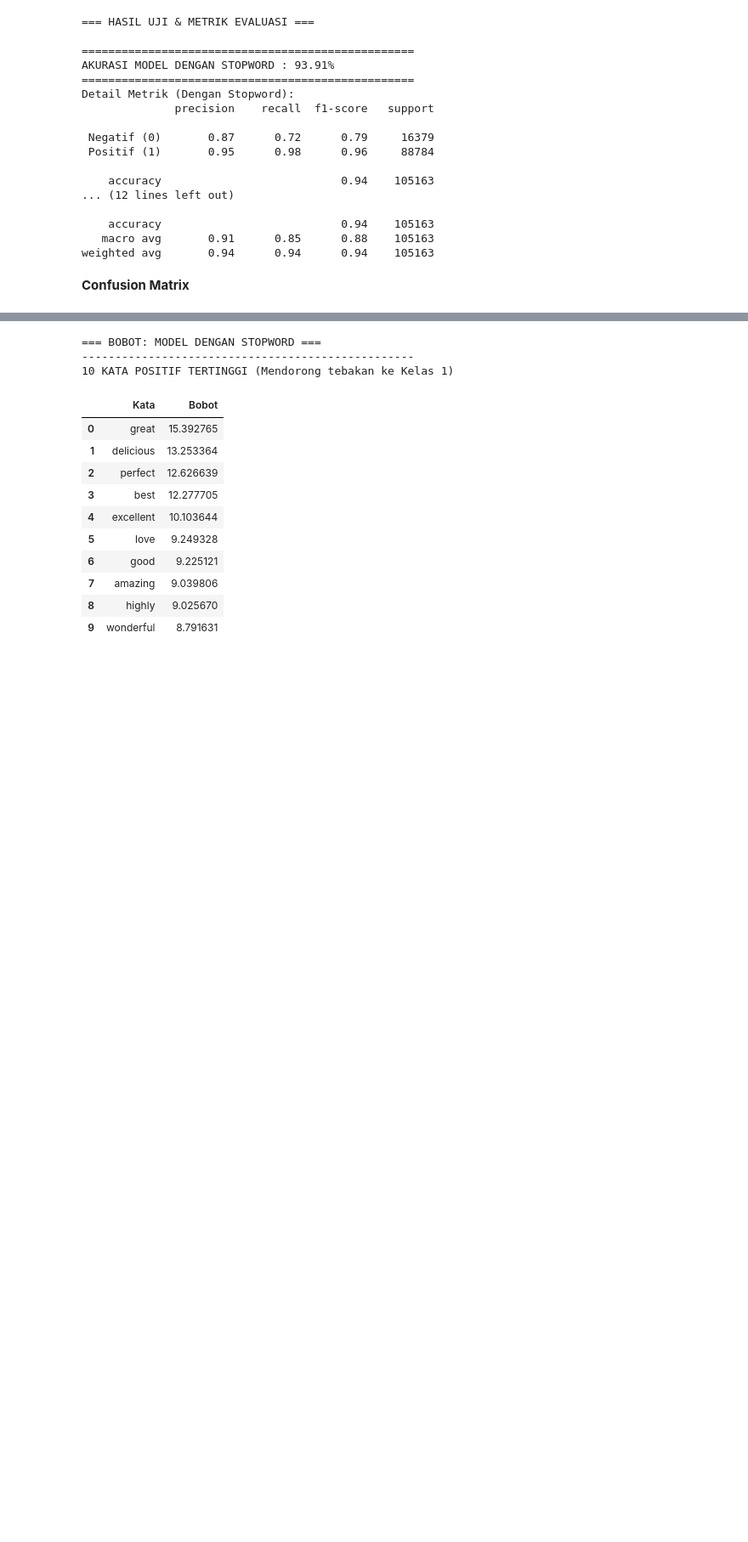
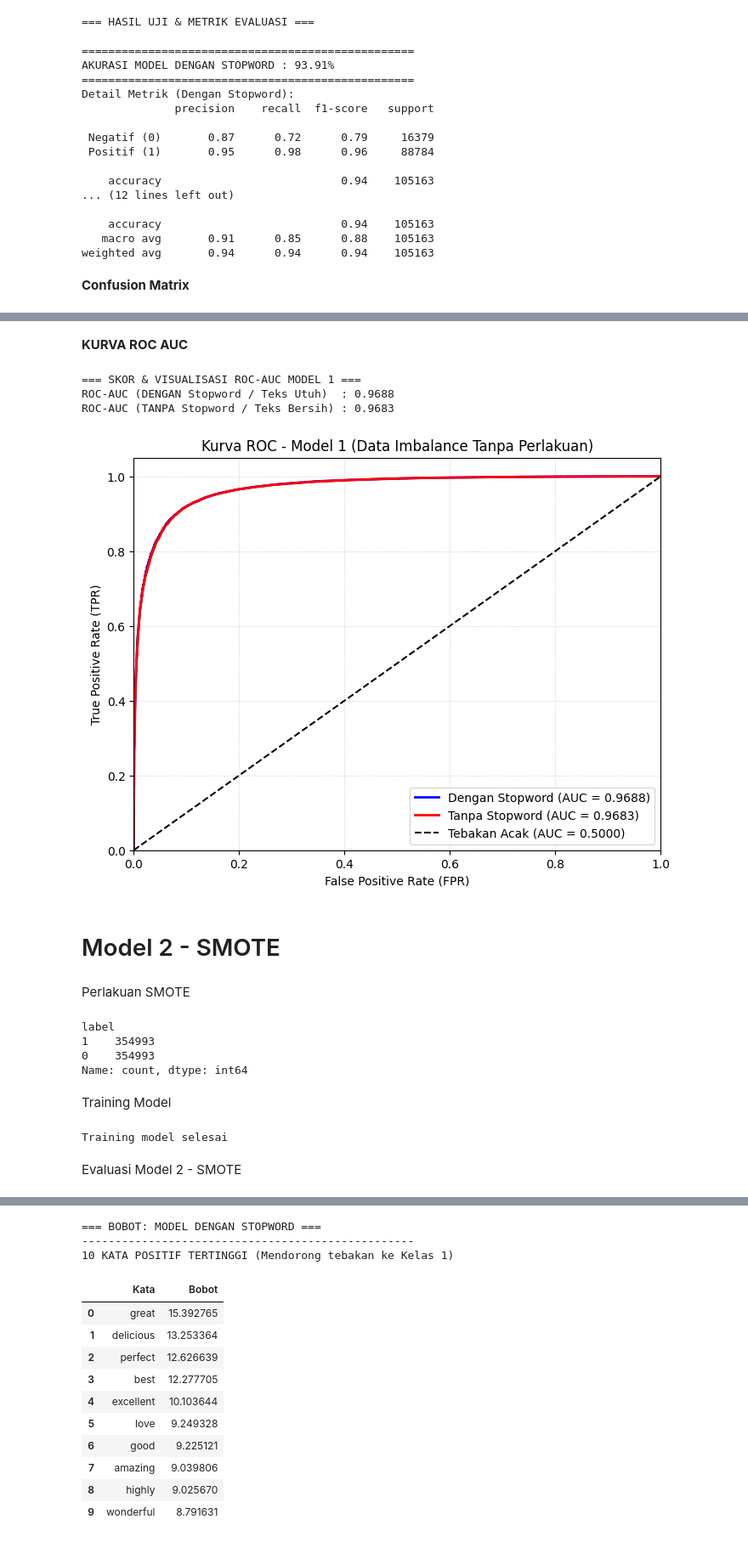
Before and after one commit to Yogiarta714/amazon-sentiment-analyzer, a Jupyter notebook: sentiment-analyzer.ipynb, the cells around one changed output, grey strips where cells are left out. Shown at 85% size. Saved outputs shown, nothing was run; the diff lists cells and outputs as text; code cells hidden in the pictures; blank space fills up the shorter version.

```diff
--- a/sentiment-analyzer.ipynb
+++ b/sentiment-analyzer.ipynb
@@ -437,0 +438,78 @@ plot_confusion_matrix(y_test, prediksi_without, "Confusion Matrix: Model TANPA S
+# %% [markdown]
+**KURVA ROC AUC**
+# %%
+import matplotlib.pyplot as plt
+from sklearn.metrics import roc_curve, roc_auc_score
+
+print("=== SKOR & VISUALISASI ROC-AUC MODEL 1 ===")
+
+# 1. Ambil Probabilitas tebakan kelas 1 (Positif)
+prob_with = model1_with.predict_proba(X_test_with_stopwords)[:, 1]
+prob_without = model1_without.predict_proba(X_test_without_stopwords)[:, 1]
+
+# 2. Hitung nilai nominal skor AUC
+auc_with = roc_auc_score(y_test, prob_with)
+auc_without = roc_auc_score(y_test, prob_without)
+
+print(f"ROC-AUC (DENGAN Stopword / Teks Utuh)  : {auc_with:.4f}")
+print(f"ROC-AUC (TANPA Stopword / Teks Bersih) : {auc_without:.4f}\n")
+
+# 3. Hitung FPR dan TPR untuk penggambaran grafik kurva
+fpr_with, tpr_with, _ = roc_curve(y_test, prob_with)
+fpr_without, tpr_without, _ = roc_curve(y_test, prob_without)
+
+# 4. Pembuatan Grafik Komparasi
+plt.figure(figsize=(8, 6))
+plt.plot(fpr_with, tpr_with, color='blue', lw=2, label=f'Dengan Stopword (AUC = {auc_with:.4f})')
+plt.plot(fpr_without, tpr_without, color='red', lw=2, label=f'Tanpa Stopword (AUC = {auc_without:.4f})')
+
+# Garis bantu diagonal tebakan acak (standar validasi ROC)
+plt.plot([0, 1], [0, 1], color='black', linestyle='--', label='Tebakan Acak (AUC = 0.5000)')
+
+plt.xlim([0.0, 1.0])
+plt.ylim([0.0, 1.05])
+plt.xlabel('False Positive Rate (FPR)')
+plt.ylabel('True Positive Rate (TPR)')
+plt.title('Kurva ROC - Model 1 (Data Imbalance Tanpa Perlakuan)')
+plt.legend(loc="lower right")
+plt.grid(True, linestyle=':', alpha=0.6)
+plt.show()
+# %% [output]
+=== SKOR & VISUALISASI ROC-AUC MODEL 1 ===
+ROC-AUC (DENGAN Stopword / Teks Utuh)  : 0.9688
+ROC-AUC (TANPA Stopword / Teks Bersih) : 0.9683
+[figure, added]
+# %% [markdown]
+# Model 2 - SMOTE
+# %% [markdown]
+Perlakuan SMOTE
+# %%
+from imblearn.over_sampling import SMOTE
+sm = SMOTE(random_state=42)
+X_train_sm_with, y_train_sm = sm.fit_resample(X_train_with_stopwords, y_train)
+X_train_sm_without, y_train_sm = sm.fit_resample(X_train_without_stopwords, y_train)
+print(pd.Series(y_train_sm).value_counts())
+# %% [output]
+label
+1    354993
+0    354993
+Name: count, dtype: int64
+# %% [markdown]
+Training Model
+# %%
+from sklearn.linear_model import LogisticRegression
+
+# Inisialisasi dua model yang identik
+model2_with = LogisticRegression(max_iter=1000, random_state=42)
+model2_without = LogisticRegression(max_iter=1000, random_state=42)
+
+# Training
+model2_with.fit(X_train_sm_with, y_train_sm)
+
+model2_without.fit(X_train_sm_without, y_train_sm)
+
+print("\nTraining model selesai")
+# %% [output]
+Training model selesai
+# %% [markdown]
+Evaluasi Model 2 - SMOTE
```
Also changed, not shown: parts of 38 cells of this notebook, 3 other files.
